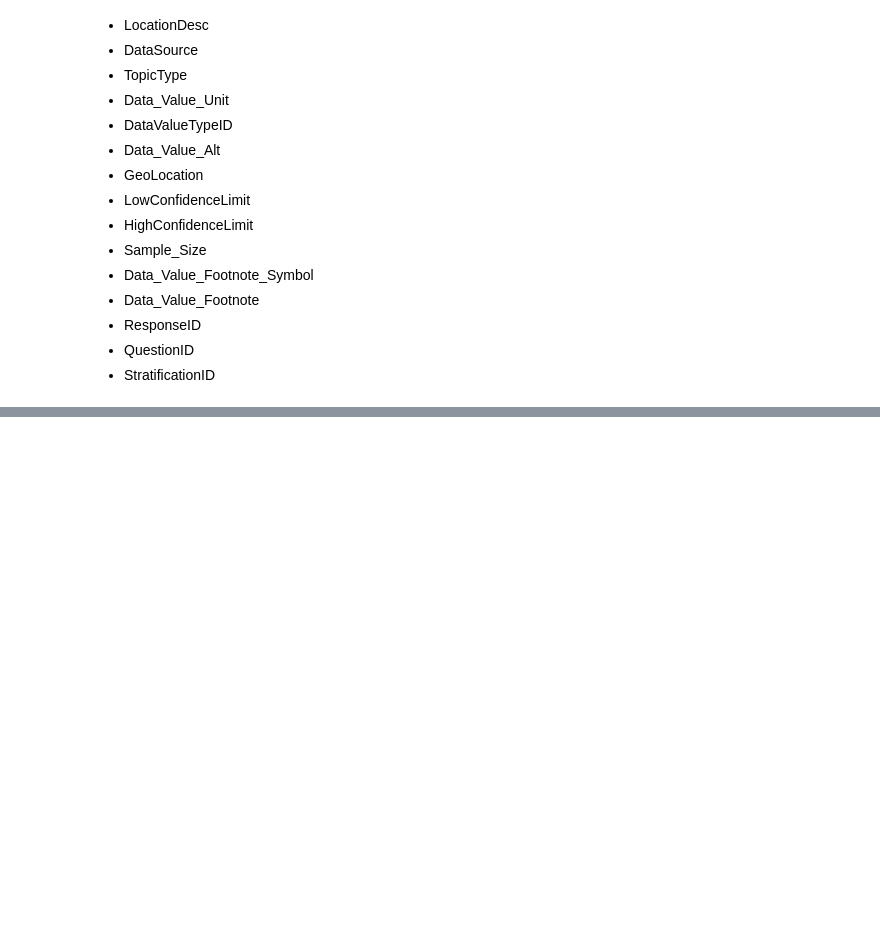
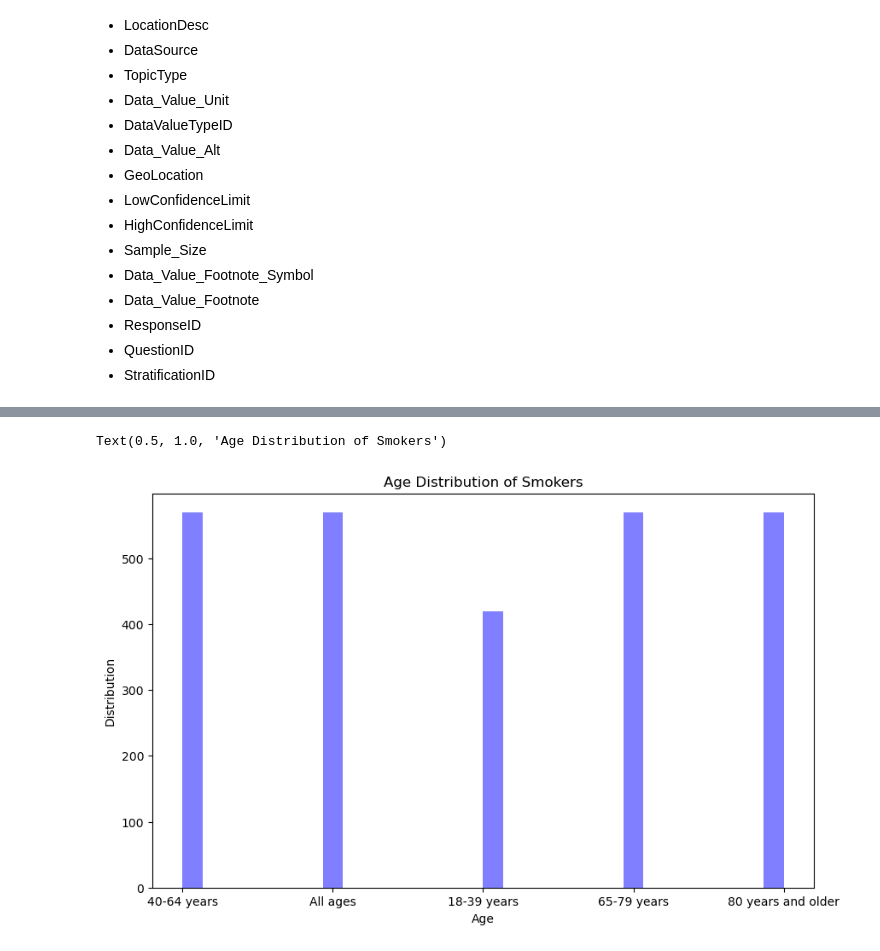
Before and after one commit to byQuexo/DataScienceHealthcareSOL, a Jupyter notebook: main.ipynb, the cells around one changed output, grey strips where cells are left out. Saved outputs shown, nothing was run; the diff lists cells and outputs as text; code cells hidden in the pictures; blank space fills up the shorter version.

Commit message:
Added Data Vis.

```diff
--- a/main.ipynb
+++ b/main.ipynb
@@ -127,7 +131,11 @@ df.duplicated().sum()
 - StratificationID
 # %%
 df.drop(columns=['YearStart', 'YearEnd', 'LocationDesc', 'DataSource', 'Topic',
-                 'Data_Value_Unit', 'DataValueTypeID', 'Data_Value_Alt', 'GeoLocation',
-                 'LowConfidenceLimit', 'HighConfidenceLimit', 'Sample_Size',
+                 'Data_Value_Unit', 'DataValueTypeID', 'Data_Value_Type', 'GeoLocation',
+                 'Low_Confidence_limit', 'High_Confidence_Limit', 'Sample_Size',
                  'Data_Value_Footnote_Symbol', 'Data_Value_Footnote', 'ResponseID',
-                 'QuestionID', 'StratificationID'], inplace=True)
+                 'QuestionID', 'LocationAbbr', 'Numerator', 'LocationID', 'RiskFactorID', 'RiskFactorResponseID',  'Geographic Level',
+                 'Data_Value','TopicID','CategoryID','AgeID','GenderID', 'RaceEthnicityID', 'RaceEthnicity'
+                 ], inplace=True)
+
+# Remove Data that has not the Question "Percentage of people blind in both eyes", "Percentage of people with visual impairment", "Percentage of people with normal vision"
@@ -135,0 +164,9 @@ KeyError: "['Year End', 'TopicType', 'Data_Value_Alt', 'LowConfidenceLimit', 'Hi
+# %%
+plt.figure(figsize=(10, 6))
+plt.hist(df[df['RiskFactor'] == 'Smoking']['Age'], bins=30, color='blue', alpha=0.5)
+plt.xlabel('Age')
+plt.ylabel('Distribution')
+plt.title('Age Distribution of Smokers')
+# %% [output]
+Text(0.5, 1.0, 'Age Distribution of Smokers')
+[figure, added]
```
Also changed, not shown: parts of 15 cells of this notebook, 1 other file.
